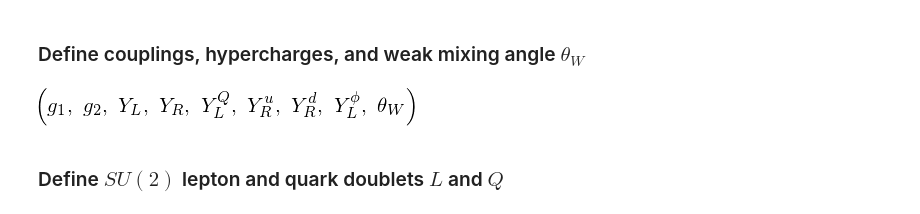
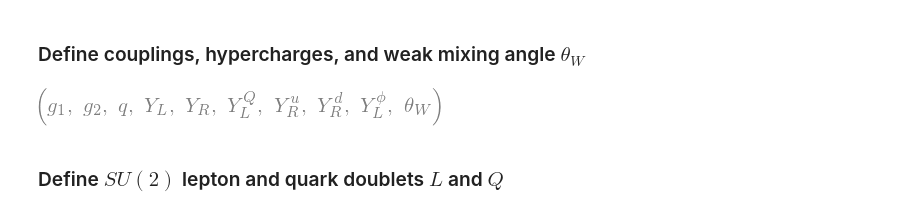
Before and after one commit to hbprosper/GSW, a Jupyter notebook: GlashowSalamWeinberg.ipynb, the cells around one changed output. Cells and saved outputs as stored; diff of their text form; code cells hidden in the pictures.

```diff
--- a/GlashowSalamWeinberg.ipynb
+++ b/GlashowSalamWeinberg.ipynb
@@ -200,12 +210,12 @@ Wplus, Wminus, Z, A
 # %% [markdown]
 ### Define couplings, hypercharges, and weak mixing angle $\theta_W$
 # %%
-g1, g2, thetaW     = sm.symbols('g_1 g_2 \\theta_W')
+g1, g2, q, thetaW     = sm.symbols('g_1 g_2 q \\theta_W')
 YQL, YdL, YuR, YdR = sm.symbols('Y^Q_L Y^d_L Y^u_R Y^d_R')
 YL, YR, YphiL      = sm.symbols('Y_L Y_R Y_L^\phi')
-g1, g2, YL, YR, YQL, YuR, YdR, YphiL, thetaW
+g1, g2, q, YL, YR, YQL, YuR, YdR, YphiL, thetaW
 # %% [output]
-[figure, old version]
+[figure, new version]
 # %% [markdown]
 ### Define $SU(2)$ lepton and quark doublets $L$ and $Q$
 # %%
```
Also changed, not shown: parts of 79 cells of this notebook, 3 other files.
